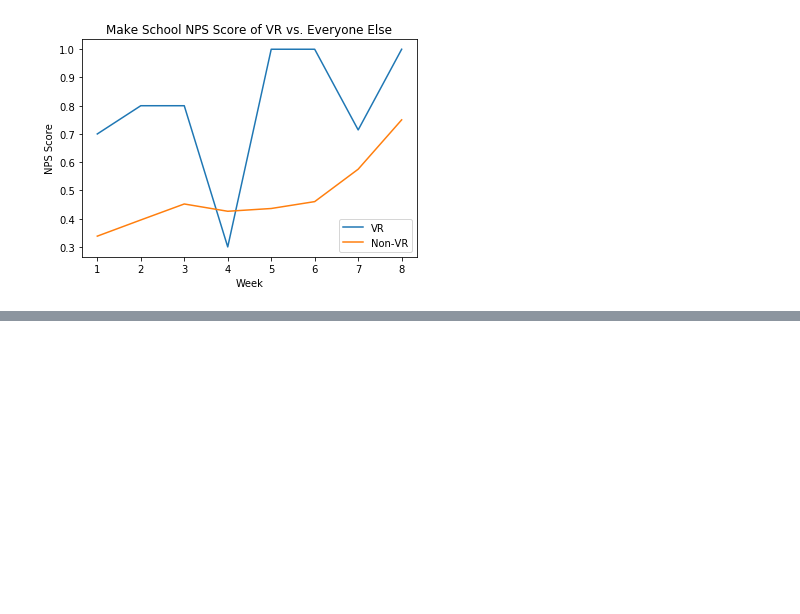
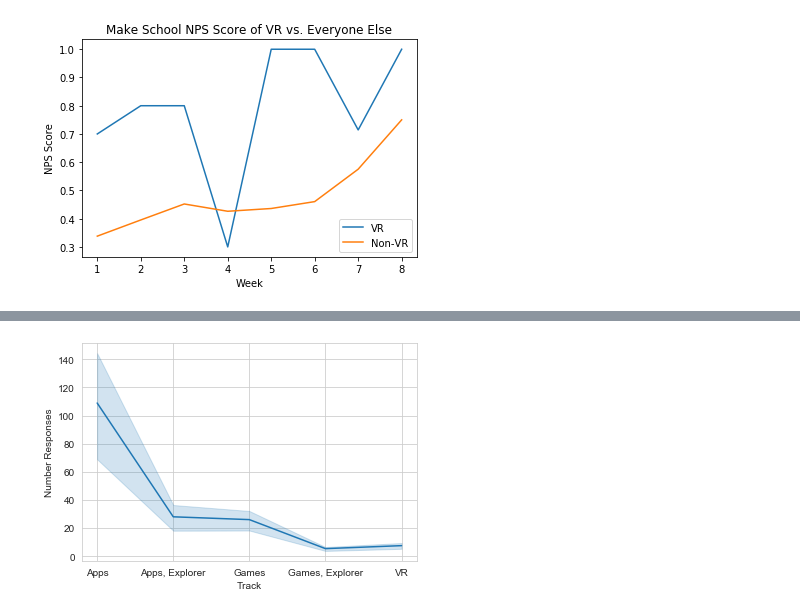
Before and after one commit to UPstartDeveloper/NPS_project, a Jupyter notebook: NPS_data_wrangling.ipynb, the cells around one changed output, grey strips where cells are left out. Saved outputs shown, nothing was run; the diff lists cells and outputs as text; code cells hidden in the pictures; blank space fills up the shorter version.

```diff
--- a/NPS_data_wrangling.ipynb
+++ b/NPS_data_wrangling.ipynb
@@ -240,2 +257,9 @@ plt.show()
+# %%
+# Alt Representation Using Line Plot - Shoutout to John for helping me with this!
+ax.set(title='Variance in Survey Responses by Track')
+sns.lineplot(y='Number Responses', x='Track', data=renamed_table)
+plt.show()
+# %% [output]
+[figure, added]
 # %%
 # Q7: Where did the students in the VR track come from? (bar and pie graph)
```
Also changed, not shown: parts of 4 cells of this notebook.
